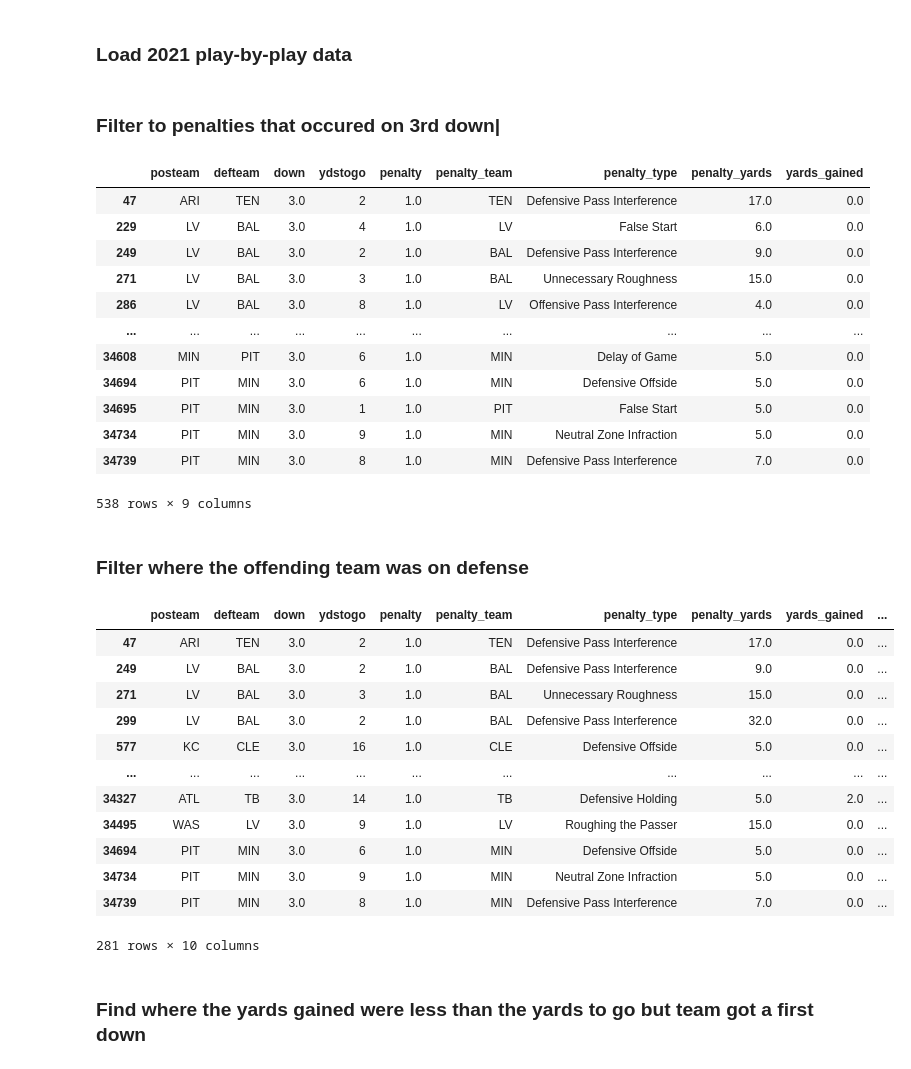
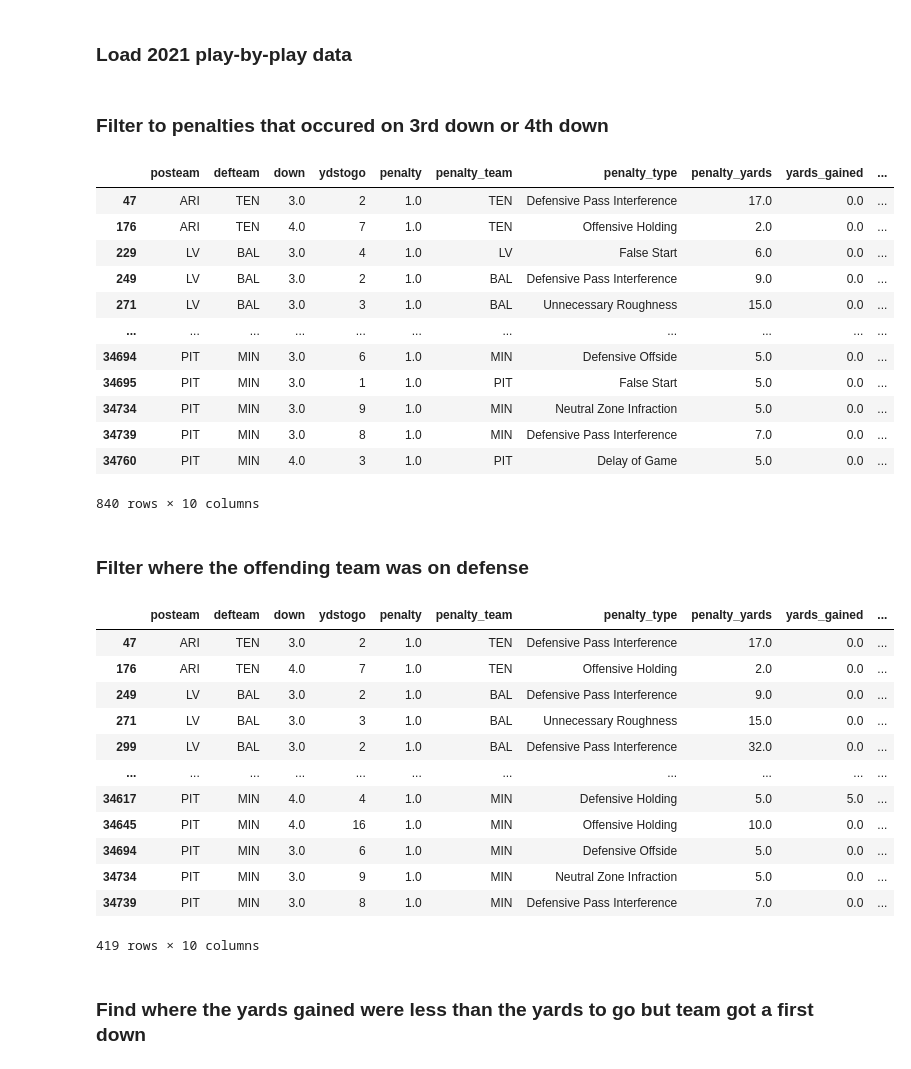
Before and after one commit to naveenv92/nfl-infographics, a Jupyter notebook: notebooks/third_down_penalties.ipynb, the cells around one changed output. Cells and saved outputs as stored; diff of their text form; code cells hidden in the pictures.

```diff
--- a/notebooks/third_down_penalties.ipynb
+++ b/notebooks/third_down_penalties.ipynb
@@ -17,25 +17,25 @@ team_logo_df = npy.load_team_logo_data()
 # %%
 df = npy.load_pbp_data(2021)
 # %% [markdown]
-### Filter to penalties that occured on 3rd down|
+### Filter to penalties that occured on 3rd down or 4th down
 # %%
-df_penalty = df[(df["down"] == 3) & (df["penalty"] == 1)].copy()
+df_penalty = df[(df["down"].isin([3, 4])) & (df["penalty"] == 1)].copy()
 # %%
-df_penalty[["posteam", "defteam", "down", "ydstogo", "penalty", "penalty_team", "penalty_type", "penalty_yards", "yards_gained"]]
+df_penalty[["posteam", "defteam", "down", "ydstogo", "penalty", "penalty_team", "penalty_type", "penalty_yards", "yards_gained", "first_down"]]
 # %% [output]
-|  | posteam | defteam | down | ydstogo | penalty | penalty_team | penalty_type | penalty_yards | yards_gained |
-| 47 | ARI | TEN | 3.0 | 2 | 1.0 | TEN | Defensive Pass Interference | 17.0 | 0.0 |
-| 229 | LV | BAL | 3.0 | 4 | 1.0 | LV | False Start | 6.0 | 0.0 |
-| 249 | LV | BAL | 3.0 | 2 | 1.0 | BAL | Defensive Pass Interference | 9.0 | 0.0 |
-| 271 | LV | BAL | 3.0 | 3 | 1.0 | BAL | Unnecessary Roughness | 15.0 | 0.0 |
-| 286 | LV | BAL | 3.0 | 8 | 1.0 | LV | Offensive Pass Interference | 4.0 | 0.0 |
-| ... | ... | ... | ... | ... | ... | ... | ... | ... | ... |
-| 34608 | MIN | PIT | 3.0 | 6 | 1.0 | MIN | Delay of Game | 5.0 | 0.0 |
-| 34694 | PIT | MIN | 3.0 | 6 | 1.0 | MIN | Defensive Offside | 5.0 | 0.0 |
-| 34695 | PIT | MIN | 3.0 | 1 | 1.0 | PIT | False Start | 5.0 | 0.0 |
-| 34734 | PIT | MIN | 3.0 | 9 | 1.0 | MIN | Neutral Zone Infraction | 5.0 | 0.0 |
-| 34739 | PIT | MIN | 3.0 | 8 | 1.0 | MIN | Defensive Pass Interference | 7.0 | 0.0 |
+|  | posteam | defteam | down | ydstogo | penalty | penalty_team | penalty_type | penalty_yards | yards_gained | ... |
+| 47 | ARI | TEN | 3.0 | 2 | 1.0 | TEN | Defensive Pass Interference | 17.0 | 0.0 | ... |
+| 176 | ARI | TEN | 4.0 | 7 | 1.0 | TEN | Offensive Holding | 2.0 | 0.0 | ... |
+| 229 | LV | BAL | 3.0 | 4 | 1.0 | LV | False Start | 6.0 | 0.0 | ... |
+| 249 | LV | BAL | 3.0 | 2 | 1.0 | BAL | Defensive Pass Interference | 9.0 | 0.0 | ... |
+| 271 | LV | BAL | 3.0 | 3 | 1.0 | BAL | Unnecessary Roughness | 15.0 | 0.0 | ... |
+| ... | ... | ... | ... | ... | ... | ... | ... | ... | ... | ... |
+| 34694 | PIT | MIN | 3.0 | 6 | 1.0 | MIN | Defensive Offside | 5.0 | 0.0 | ... |
+| 34695 | PIT | MIN | 3.0 | 1 | 1.0 | PIT | False Start | 5.0 | 0.0 | ... |
+| 34734 | PIT | MIN | 3.0 | 9 | 1.0 | MIN | Neutral Zone Infraction | 5.0 | 0.0 | ... |
+| 34739 | PIT | MIN | 3.0 | 8 | 1.0 | MIN | Defensive Pass Interference | 7.0 | 0.0 | ... |
+| 34760 | PIT | MIN | 4.0 | 3 | 1.0 | PIT | Delay of Game | 5.0 | 0.0 | ... |
-538 rows × 9 columns
+840 rows × 10 columns
 # %% [markdown]
 ### Filter where the offending team was on defense
 # %%
@@ -45,17 +45,17 @@ df_penalty[["posteam", "defteam", "down", "ydstogo", "penalty", "penalty_team",
 # %% [output]
 |  | posteam | defteam | down | ydstogo | penalty | penalty_team | penalty_type | penalty_yards | yards_gained | ... |
 | 47 | ARI | TEN | 3.0 | 2 | 1.0 | TEN | Defensive Pass Interference | 17.0 | 0.0 | ... |
+| 176 | ARI | TEN | 4.0 | 7 | 1.0 | TEN | Offensive Holding | 2.0 | 0.0 | ... |
 | 249 | LV | BAL | 3.0 | 2 | 1.0 | BAL | Defensive Pass Interference | 9.0 | 0.0 | ... |
 | 271 | LV | BAL | 3.0 | 3 | 1.0 | BAL | Unnecessary Roughness | 15.0 | 0.0 | ... |
 | 299 | LV | BAL | 3.0 | 2 | 1.0 | BAL | Defensive Pass Interference | 32.0 | 0.0 | ... |
-| 577 | KC | CLE | 3.0 | 16 | 1.0 | CLE | Defensive Offside | 5.0 | 0.0 | ... |
 | ... | ... | ... | ... | ... | ... | ... | ... | ... | ... | ... |
-| 34327 | ATL | TB | 3.0 | 14 | 1.0 | TB | Defensive Holding | 5.0 | 2.0 | ... |
-| 34495 | WAS | LV | 3.0 | 9 | 1.0 | LV | Roughing the Passer | 15.0 | 0.0 | ... |
+| 34617 | PIT | MIN | 4.0 | 4 | 1.0 | MIN | Defensive Holding | 5.0 | 5.0 | ... |
+| 34645 | PIT | MIN | 4.0 | 16 | 1.0 | MIN | Offensive Holding | 10.0 | 0.0 | ... |
 | 34694 | PIT | MIN | 3.0 | 6 | 1.0 | MIN | Defensive Offside | 5.0 | 0.0 | ... |
 | 34734 | PIT | MIN | 3.0 | 9 | 1.0 | MIN | Neutral Zone Infraction | 5.0 | 0.0 | ... |
 | 34739 | PIT | MIN | 3.0 | 8 | 1.0 | MIN | Defensive Pass Interference | 7.0 | 0.0 | ... |
-281 rows × 10 columns
+419 rows × 10 columns
 # %% [markdown]
 ### Find where the yards gained were less than the yards to go but team got a first down
 # %%
```
Also changed, not shown: parts of 6 cells of this notebook.
